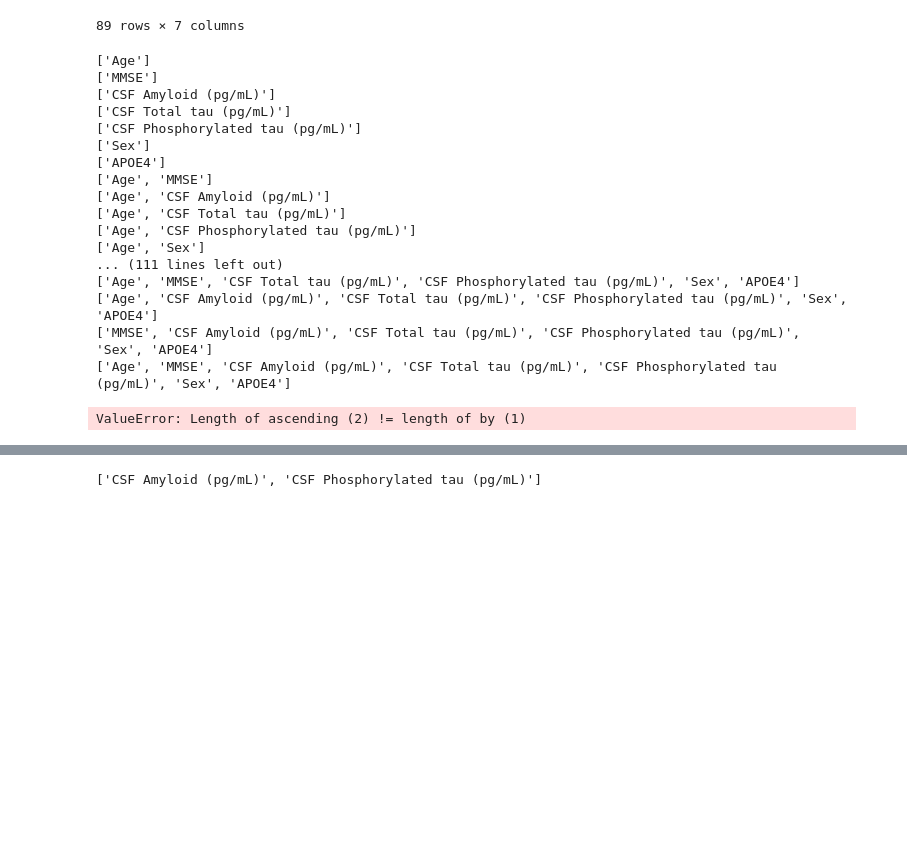
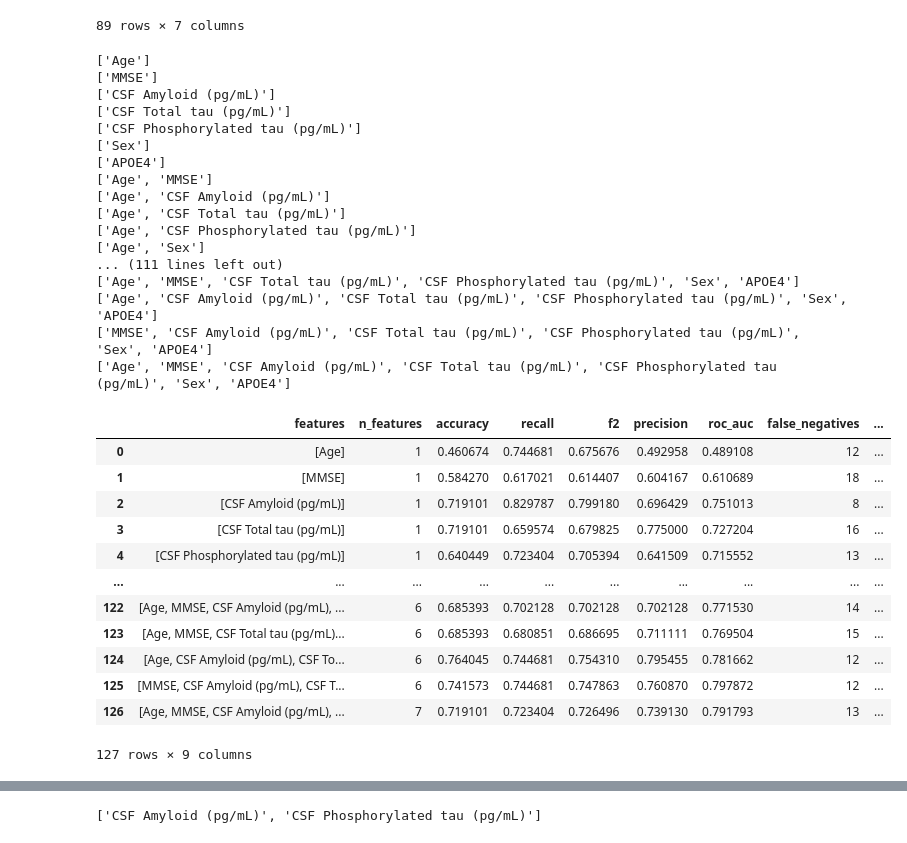
Before and after one commit to davidharrisnet/ucb_capstone_alzheimers, a Jupyter notebook: logistic_regression_pipeline.ipynb, the cells around one changed output, grey strips where cells are left out. Drawn from its saved outputs; the diff is of its cells as text; code cells hidden in the pictures; blank space fills up the shorter version.

```diff
--- a/logistic_regression_pipeline.ipynb
+++ b/logistic_regression_pipeline.ipynb
@@ -187,41 +190,44 @@ all_combos = []
 for r in range(1, len(feature_list) + 1):
     all_combos.extend(itertools.combinations(feature_list, r))
 
 results = []
 for combo in all_combos:
     cols = list(combo)
     print(cols)
     result = evaluate_performance(cols, X[cols], y)
     results.append(result)
 
 results_df = pd.DataFrame(results)
 
-# ---- Filter: FNR <= 0.20, sort by accuracy desc, AUC as tiebreaker ----
-best_df = (
-    results_df[results_df['false_negative_rate'] <= 0.20]
-
-    .sort_values(by=['f2'], ascending=[False, False])
-    .reset_index(drop=True)
-)
-
-print(f"{len(best_df)} of {len(results_df)} combinations meet the FNR <= 0.20 threshold\n")
-print(best_df.head(10))
+results_df
 # %% [output]
 ['Age']
 ['MMSE']
 ['CSF Amyloid (pg/mL)']
 ['CSF Total tau (pg/mL)']
 ['CSF Phosphorylated tau (pg/mL)']
 ['Sex']
 ['APOE4']
 ['Age', 'MMSE']
 ['Age', 'CSF Amyloid (pg/mL)']
 ['Age', 'CSF Total tau (pg/mL)']
 ['Age', 'CSF Phosphorylated tau (pg/mL)']
 ['Age', 'Sex']
 ... (111 lines left out)
 ['Age', 'MMSE', 'CSF Total tau (pg/mL)', 'CSF Phosphorylated tau (pg/mL)', 'Sex', 'APOE4']
 ['Age', 'CSF Amyloid (pg/mL)', 'CSF Total tau (pg/mL)', 'CSF Phosphorylated tau (pg/mL)', 'Sex', 'APOE4']
 ['MMSE', 'CSF Amyloid (pg/mL)', 'CSF Total tau (pg/mL)', 'CSF Phosphorylated tau (pg/mL)', 'Sex', 'APOE4']
 ['Age', 'MMSE', 'CSF Amyloid (pg/mL)', 'CSF Total tau (pg/mL)', 'CSF Phosphorylated tau (pg/mL)', 'Sex', 'APOE4']
+|  | features | n_features | accuracy | recall | f2 | precision | roc_auc | false_negatives | ... |
+| 0 | [Age] | 1 | 0.460674 | 0.744681 | 0.675676 | 0.492958 | 0.489108 | 12 | ... |
+| 1 | [MMSE] | 1 | 0.584270 | 0.617021 | 0.614407 | 0.604167 | 0.610689 | 18 | ... |
+| 2 | [CSF Amyloid (pg/mL)] | 1 | 0.719101 | 0.829787 | 0.799180 | 0.696429 | 0.751013 | 8 | ... |
+| 3 | [CSF Total tau (pg/mL)] | 1 | 0.719101 | 0.659574 | 0.679825 | 0.775000 | 0.727204 | 16 | ... |
+| 4 | [CSF Phosphorylated tau (pg/mL)] | 1 | 0.640449 | 0.723404 | 0.705394 | 0.641509 | 0.715552 | 13 | ... |
+| ... | ... | ... | ... | ... | ... | ... | ... | ... | ... |
+| 122 | [Age, MMSE, CSF Amyloid (pg/mL), ... | 6 | 0.685393 | 0.702128 | 0.702128 | 0.702128 | 0.771530 | 14 | ... |
+| 123 | [Age, MMSE, CSF Total tau (pg/mL)... | 6 | 0.685393 | 0.680851 | 0.686695 | 0.711111 | 0.769504 | 15 | ... |
+| 124 | [Age, CSF Amyloid (pg/mL), CSF To... | 6 | 0.764045 | 0.744681 | 0.754310 | 0.795455 | 0.781662 | 12 | ... |
+| 125 | [MMSE, CSF Amyloid (pg/mL), CSF T... | 6 | 0.741573 | 0.744681 | 0.747863 | 0.760870 | 0.797872 | 12 | ... |
+| 126 | [Age, MMSE, CSF Amyloid (pg/mL), ... | 7 | 0.719101 | 0.723404 | 0.726496 | 0.739130 | 0.791793 | 13 | ... |
-ValueError: Length of ascending (2) != length of by (1)
+127 rows × 9 columns
```
Also changed, not shown: parts of 4 cells of this notebook, 10 other files.
